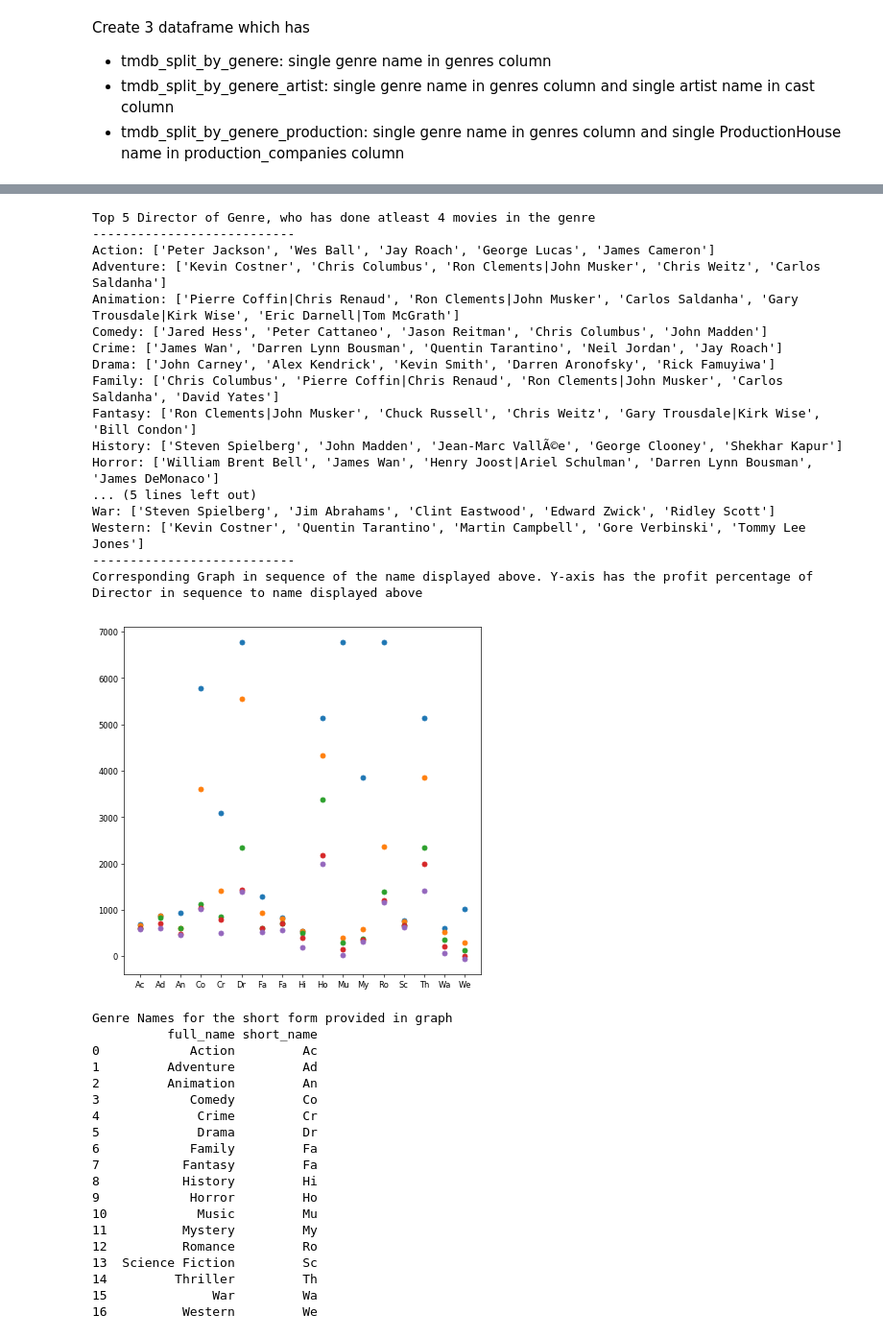
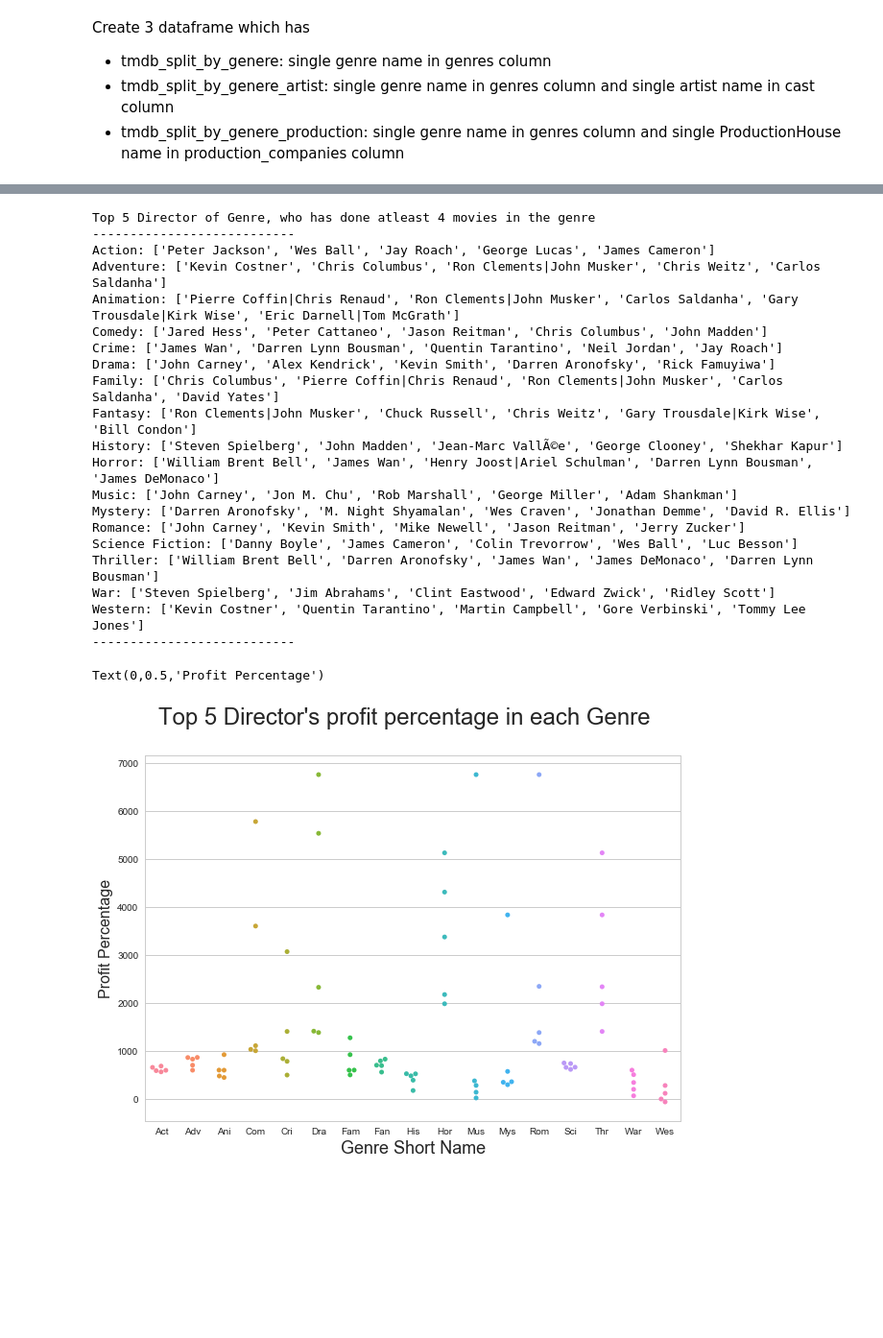
Before and after one commit to nithincprakash/Boston_Housing_Prices, a Jupyter notebook: TMDB_analysis (1).ipynb, the cells around one changed output, grey strips where cells are left out. Shown at 96% size. Drawn from its saved outputs; the diff is of its cells as text; code cells hidden in the pictures; blank space fills up the shorter version.

```diff
--- a/TMDB_analysis (1).ipynb
+++ b/TMDB_analysis (1).ipynb
@@ -42,6 +42,8 @@ import numpy as np
 import pandas as pd
 import matplotlib.pyplot as plt
 %matplotlib inline
+import seaborn as sns
+sns.set(style="whitegrid", color_codes=True)
 # %%
 #Data reading and Wrangling
 
@@ -304,0 +281,7 @@ tmdb_split_by_genere_production = split_by_pipe(tmdb_split_by_genere, "productio
+# %%
+# genrate list of success, profit_percentage, loss_percentage
+movie_success = tmdb_split_by_genere["profit_percentage"] > 0
+movies_with_profit = [x for x in tmdb_split_by_genere["profit_percentage"] if x > 0 and x < 1001]
+movies_with_more_profit = [x for x in tmdb_split_by_genere["profit_percentage"] if x > 1000]
+Movies_with_loss = [x for x in tmdb_split_by_genere["profit_percentage"] if x < 0]
+tmdb_split_by_genere["genere_short_name"] = tmdb_split_by_genere["genres"].apply(lambda x: x[:3]).tolist()
@@ -367,7 +431,7 @@ Genre Names for the short form provided in graph
 # %%
 #Get top 5 artist for each genre who has performed atleast 4 movies in that particular genre
 tmdb_split_by_genere_artist.count()
-genre, artist, profit_percentage = get_list_genre_dict(tmdb_split_by_genere_artist, "cast", 4)
+genre_profit, artist = get_list_genre_dict(tmdb_split_by_genere_artist, "cast", 4)
 
 # display top 5 artists in each genre
 print("Top 5 artists of Genre, who has done atleast 4 movies in the genre")
@@ -378,9 +442,12 @@ for g in artist:
 
 print("---------------------------")
 
-#Display graph for the above data
-print("Corresponding Graph in sequence of the name displayed above. Y-axis has the profit percentage of artist in sequence to name displayed above")
-top5_per_genre_graph(genre,profit_percentage)
+#Display graph for top 5 artists
+plt.figure(figsize=(10, 7))
+fig = sns.swarmplot("genre", "profit_percentage", data=genre_profit)
+fig.figure.suptitle("Top 5 artist's profit percentage in each Genre", fontsize = 24)
+plt.xlabel('Genre Short Name', fontsize=18)
+plt.ylabel('Profit Percentage', fontsize=16)
 # %% [output]
 Top 5 artists of Genre, who has done atleast 4 movies in the genre
 ---------------------------
@@ -420,7 +477,7 @@ Genre Names for the short form provided in graph
     - get top 5 production company along with their mean profit percentage in each genre
 # %%
 #Get top 5 production companies for each genre who has produced atleast 2 movies in that particular genre
-genre, production_company, profit_percentage = get_list_genre_dict(tmdb_split_by_genere_production, "production_companies", 2)
+genre_profit, production_company = get_list_genre_dict(tmdb_split_by_genere_production, "production_companies", 2)
 
 # display top 5 artists in each genre
 print("Top 5 production companies of Genre, who has produced atleast 2 movies in the genre")
@@ -430,9 +487,12 @@ for g in production_company:
         print("{}: {}".format(key, value))
 print("---------------------------")
 
-#Display graph for the above data
-print("Corresponding Graph in sequence of the name displayed above. Y-axis has the profit percentage of 'Production House' in sequence to name displayed above")
-top5_per_genre_graph(genre,profit_percentage)
+#Display graph for top 5 Production Company
+plt.figure(figsize=(10, 7))
+fig = sns.swarmplot("genre", "profit_percentage", data=genre_profit)
+fig.figure.suptitle("Top 5 Production House's profit percentage in each Genre", fontsize = 24)
+plt.xlabel('Genre Short Name', fontsize=18)
+plt.ylabel('Profit Percentage', fontsize=16)
 # %% [output]
 Top 5 production companies of Genre, who has produced atleast 2 movies in the genre
 ---------------------------
@@ -477,54 +528,42 @@ Genre Names for the short form provided in graph
 # %%
 #Get top 5 director for each genre who has directed atleast 2 movies in that particular genre
 tmdb_split_by_genere_artist.count()
-genre, director, profit_percentage = get_list_genre_dict(tmdb_split_by_genere, "director", 2)
+genre_profit, director = get_list_genre_dict(tmdb_split_by_genere, "director", 2)
 
 # display top 5 Director in each genre
 print("Top 5 Director of Genre, who has done atleast 4 movies in the genre")
 print("---------------------------")
 for g in director:
     for key, value in g.items():
         print("{}: {}".format(key, value))
 print("---------------------------")
 
-#Display graph for the above data
-print("Corresponding Graph in sequence of the name displayed above. Y-axis has the profit percentage of Director in sequence to name displayed above")
-top5_per_genre_graph(genre,profit_percentage)
+#Display graph for top 5 Director
+plt.figure(figsize=(10, 7))
+fig = sns.swarmplot("genre", "profit_percentage", data=genre_profit)
+fig.figure.suptitle("Top 5 Director's profit percentage in each Genre", fontsize = 24)
+plt.xlabel('Genre Short Name', fontsize=18)
+plt.ylabel('Profit Percentage', fontsize=16)
 # %% [output]
 Top 5 Director of Genre, who has done atleast 4 movies in the genre
 ---------------------------
 Action: ['Peter Jackson', 'Wes Ball', 'Jay Roach', 'George Lucas', 'James Cameron']
 Adventure: ['Kevin Costner', 'Chris Columbus', 'Ron Clements|John Musker', 'Chris Weitz', 'Carlos Saldanha']
 Animation: ['Pierre Coffin|Chris Renaud', 'Ron Clements|John Musker', 'Carlos Saldanha', 'Gary Trousdale|Kirk Wise', 'Eric Darnell|Tom McGrath']
 Comedy: ['Jared Hess', 'Peter Cattaneo', 'Jason Reitman', 'Chris Columbus', 'John Madden']
 Crime: ['James Wan', 'Darren Lynn Bousman', 'Quentin Tarantino', 'Neil Jordan', 'Jay Roach']
 Drama: ['John Carney', 'Alex Kendrick', 'Kevin Smith', 'Darren Aronofsky', 'Rick Famuyiwa']
 Family: ['Chris Columbus', 'Pierre Coffin|Chris Renaud', 'Ron Clements|John Musker', 'Carlos Saldanha', 'David Yates']
 Fantasy: ['Ron Clements|John Musker', 'Chuck Russell', 'Chris Weitz', 'Gary Trousdale|Kirk Wise', 'Bill Condon']
 History: ['Steven Spielberg', 'John Madden', 'Jean-Marc VallÃ©e', 'George Clooney', 'Shekhar Kapur']
 Horror: ['William Brent Bell', 'James Wan', 'Henry Joost|Ariel Schulman', 'Darren Lynn Bousman', 'James DeMonaco']
-... (5 lines left out)
+Music: ['John Carney', 'Jon M. Chu', 'Rob Marshall', 'George Miller', 'Adam Shankman']
+Mystery: ['Darren Aronofsky', 'M. Night Shyamalan', 'Wes Craven', 'Jonathan Demme', 'David R. Ellis']
+Romance: ['John Carney', 'Kevin Smith', 'Mike Newell', 'Jason Reitman', 'Jerry Zucker']
+Science Fiction: ['Danny Boyle', 'James Cameron', 'Colin Trevorrow', 'Wes Ball', 'Luc Besson']
+Thriller: ['William Brent Bell', 'Darren Aronofsky', 'James Wan', 'James DeMonaco', 'Darren Lynn Bousman']
 War: ['Steven Spielberg', 'Jim Abrahams', 'Clint Eastwood', 'Edward Zwick', 'Ridley Scott']
 Western: ['Kevin Costner', 'Quentin Tarantino', 'Martin Campbell', 'Gore Verbinski', 'Tommy Lee Jones']
 ---------------------------
-Corresponding Graph in sequence of the name displayed above. Y-axis has the profit percentage of Director in sequence to name displayed above
+Text(0,0.5,'Profit Percentage')
-[figure, old version]
+[figure, new version]
-Genre Names for the short form provided in graph
-          full_name short_name
-0            Action         Ac
-1         Adventure         Ad
-2         Animation         An
-3            Comedy         Co
-4             Crime         Cr
-5             Drama         Dr
-6            Family         Fa
-7           Fantasy         Fa
-8           History         Hi
-9            Horror         Ho
-10            Music         Mu
-11          Mystery         My
-12          Romance         Ro
-13  Science Fiction         Sc
-14         Thriller         Th
-15              War         Wa
-16          Western         We
```
Also changed, not shown: parts of 27 cells of this notebook.
